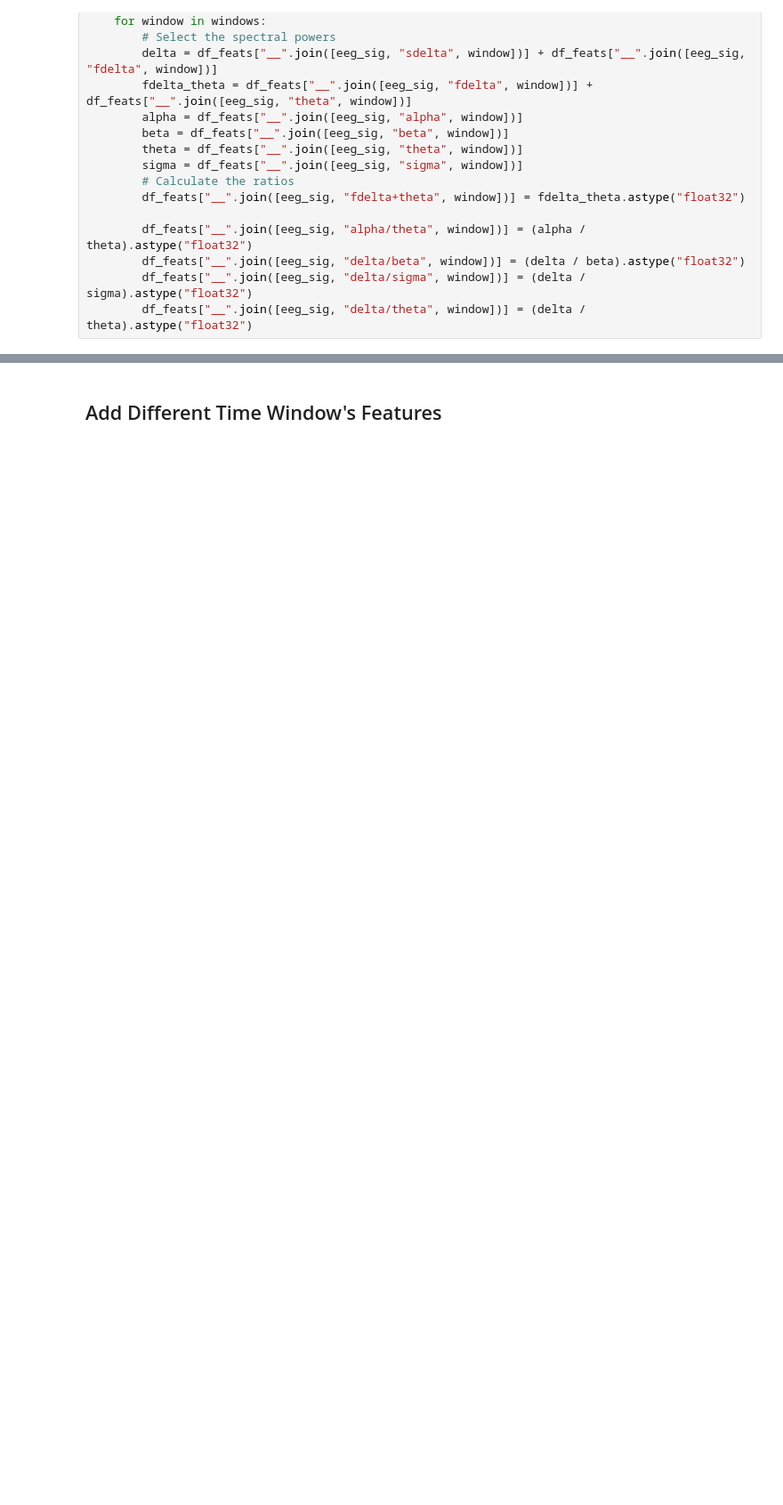
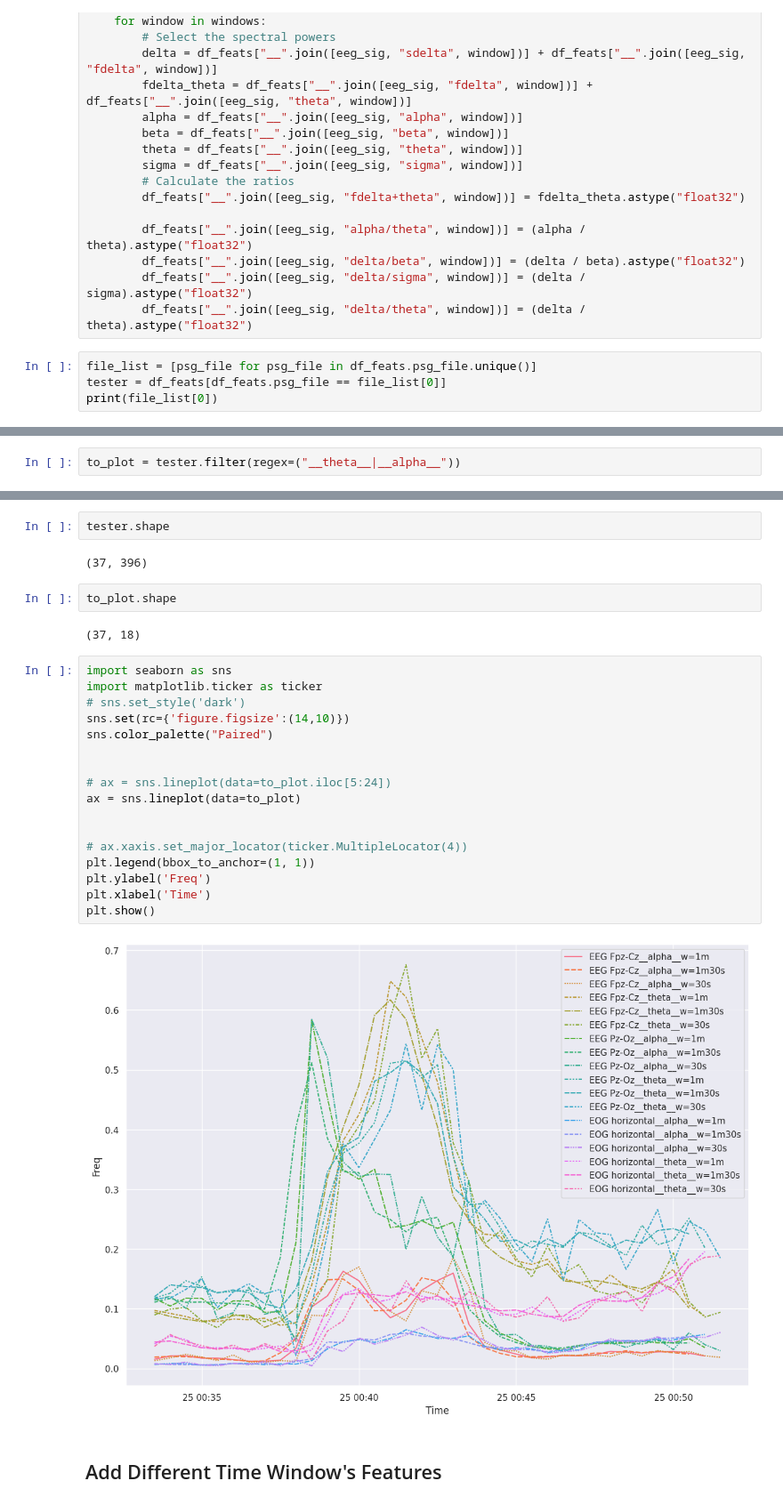
Before and after one commit to jojoclt/n1-sleep, a Jupyter notebook: training/SleepEDF-SC-Clip_training.ipynb, the cells around one changed output, grey strips where cells are left out. Shown: that part at 89% size. Cells and saved outputs as stored; diff of their text form; blank space fills up the shorter version.

```diff
--- a/training/SleepEDF-SC-Clip_training.ipynb
+++ b/training/SleepEDF-SC-Clip_training.ipynb
@@ -59,3 +59,7 @@ for eeg_sig in eeg_signals:
         df_feats["__".join([eeg_sig, "delta/beta", window])] = (delta / beta).astype("float32")
         df_feats["__".join([eeg_sig, "delta/sigma", window])] = (delta / sigma).astype("float32")
         df_feats["__".join([eeg_sig, "delta/theta", window])] = (delta / theta).astype("float32")
+# %%
+file_list = [psg_file for psg_file in df_feats.psg_file.unique()]
+tester = df_feats[df_feats.psg_file == file_list[0]]
+print(file_list[0])
@@ -61,0 +68,2 @@ for eeg_sig in eeg_signals:
+# %%
+to_plot = tester.filter(regex=("__theta__|__alpha__"))
@@ -62,3 +104,30 @@ for eeg_sig in eeg_signals:
+# %%
+tester.shape
+# %% [output]
+(37, 396)
+# %%
+to_plot.shape
+# %% [output]
+(37, 18)
+# %%
+import seaborn as sns
+import matplotlib.ticker as ticker
+# sns.set_style('dark')
+sns.set(rc={'figure.figsize':(14,10)})
+sns.color_palette("Paired")
+
+
+# ax = sns.lineplot(data=to_plot.iloc[5:24])
+ax = sns.lineplot(data=to_plot)
+
+
+# ax.xaxis.set_major_locator(ticker.MultipleLocator(4))
+plt.legend(bbox_to_anchor=(1, 1))
+plt.ylabel('Freq')
+plt.xlabel('Time')
+plt.show()
+# %% [output]
+[figure, added]
 # %% [markdown]
 ## Add Different Time Window's Features
 # %%
```
Also changed, not shown: parts of 3 cells of this notebook, 5 other files.
